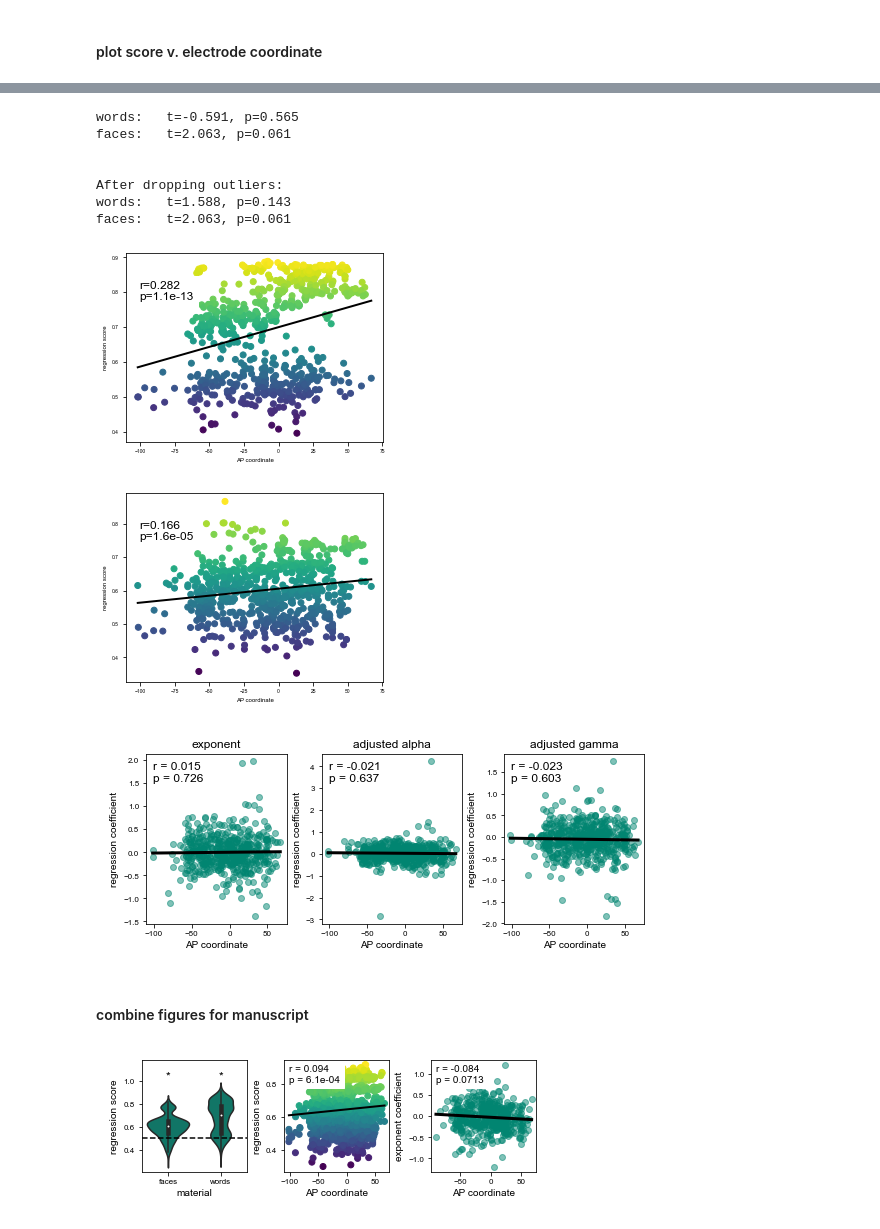
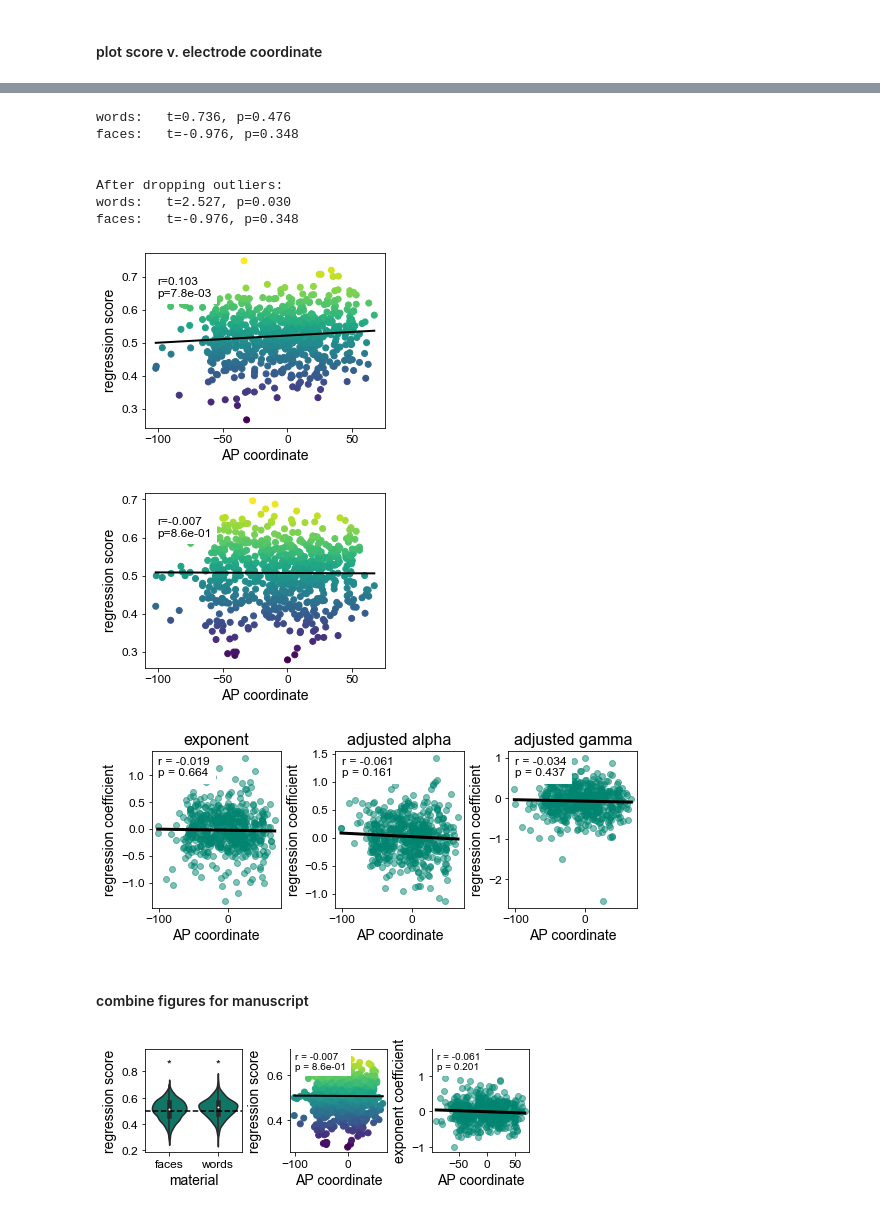
Before and after one commit to voytekresearch/oscillation_vs_exponent, a Jupyter notebook: notebooks/model_behavior.ipynb, the cells around one changed output, grey strips where cells are left out. Drawn from its saved outputs; the diff is of its cells as text; code cells hidden in the pictures.

```diff
--- a/notebooks/model_behavior.ipynb
+++ b/notebooks/model_behavior.ipynb
@@ -217,9 +222,15 @@ def plot_score(df, chance=0.5):
 * merge
 # %%
 # load single trial spectral parameter results (pipeline step 7)
+
+# load
 df = pd.read_csv(f"{PROJECT_PATH}/data/results/psd_trial_params.csv")
 df = df.loc[df['ap_mode']=='knee']
-df = df.pivot_table(index=["patient", "material", "memory", "chan_idx", "trial", "ap_mode"], columns="epoch", values=["exponent", "alpha", "alpha_adj", "gamma", "gamma_adj"])
+
+# compute differences in spectral parameters between pre- and post-stimulus
+df_index = ["patient", "material", "memory", "chan_idx", "trial", "ap_mode"]
+df_values = ["exponent", "alpha", "alpha_adj", "gamma", "gamma_adj"]
+df = df.pivot_table(index=df_index, columns="epoch", values=df_values)
 for feature in ["exponent", "alpha", "alpha_adj", "gamma", "gamma_adj"]:
     df[(feature, "diff")] = df[(feature, 'post')] - df[(feature, 'pre')]
     df.drop(columns=[(feature, 'pre'), (feature, 'post')], inplace=True)
@@ -500,0 +547,5 @@ df
+# %%
+# save/load results
+# df.to_csv(fr"{PROJECT_PATH}\data\results\logistic_regression_scores_weighted.csv")
+df = pd.read_csv(fr"{PROJECT_PATH}\data\results\logistic_regression_scores_weighted.csv", index_col=0)
+df
@@ -677,16 +754,12 @@ df
 # %%
 # load regression results from above
-# results = pd.read_csv(fr"{PROJECT_PATH}\data\results\logistic_regression_scores.csv", index_col=0)
-# results = pd.read_csv(fr"{PROJECT_PATH}\data\results\logistic_regression_scores_cv.csv", index_col=0)
-# results = pd.read_csv(fr"{PROJECT_PATH}\data\results\ordered_logit_scores.csv", index_col=0)
-# results.rename(columns={'channel':'chan_idx'}, inplace=True)
+results = pd.read_csv(fr"{PROJECT_PATH}\data\results\logistic_regression_scores_weighted.csv", index_col=0)
 
 # load electrode locations
 df_elec = pd.read_csv(f"{PROJECT_PATH}/data/ieeg_metadata/ieeg_channel_info.csv", index_col=0)
-df_elec.drop(columns=['index'], inplace=True)
+df_elec.drop(columns=['index', 'label'], inplace=True)
 
 # merge channel info with regression results
-# df.rename(columns={'channel':'chan_idx'}, inplace=True)
-df = pd.merge(df, df_elec, on=['patient', 'chan_idx'])
+df = pd.merge(results, df_elec, on=['patient', 'chan_idx'])
 df
 # %% [output]
@@ -879,13 +952,13 @@ for material in ['words', 'faces']:
     t, p = ttest_1samp(df_m['rvalue'], 0)
     print(f"{material}:\t t={t:0.3f}, p={p:0.3f}")
 # %% [output]
-words:   t=-0.591, p=0.565
-faces:   t=2.063, p=0.061
+words:   t=0.736, p=0.476
+faces:   t=-0.976, p=0.348
 
 
 After dropping outliers:
-words:   t=1.588, p=0.143
-faces:   t=2.063, p=0.061
+words:   t=2.527, p=0.030
+faces:   t=-0.976, p=0.348
 # %%
 # compute correlation between score and position
 
@@ -910,8 +983,8 @@ for material in ['words', 'faces']:
     ax.set(xlabel=f"AP coordinate", ylabel="regression score")
     plt.show()
 # %% [output]
-[figure, old version]
+[figure, new version]
-[figure, old version]
+[figure, new version]
 # %%
 # compute correlation between coeeficient and position
 
@@ -959,13 +1032,15 @@ for ax, feature, title in zip(axes, ['exp', 'alpha', 'gamma'], titles):
 
 plt.show()
 # %% [output]
-[figure, old version]
+[figure, new version]
 # %% [markdown]
 #### combine figures for manuscript
 # %%
 # manuscript figure
 
 material = 'words'
+
+chance = 0.5
 
 # init
 fig, (ax_b, ax_c, ax_d) = plt.subplots(1, 3, figsize=[6, 2], constrained_layout=True)
@@ -1022,34 +1097,34 @@ df_elec.drop(columns=['index'], inplace=True)
 df_elec.rename(columns={'chan_idx':'channel'}, inplace=True)
 df_plt = pd.merge(results, df_elec, on=['patient', 'channel'])
 
 # get those with scores above chance
 df_plt = df_plt.loc[df_plt['score']>(0.5)]
 
 # drop NaN
 df_c = df_plt.dropna()
 x_data = df_c['pos_y']
 y_data = df_c['exp_coef']
 
 # plot data
 ax_d.scatter(x_data, y_data, color=COLORS['blue'], alpha=0.5)
 ax_d.set(xlabel=f"AP coordinate", ylabel="exponent coefficient")
 
 # run regression and plot results
 stats = linregress(x_data, y_data)
 t_lin = np.linspace(np.nanmin(x_data), np.nanmax(x_data), 100)
 lin = stats.slope * t_lin + stats.intercept
 ax_d.plot(t_lin, lin, color='k', linewidth=3)
 if stats.pvalue > 0.01:
         ax_d.text(0.05, 0.8, f"r = {stats.rvalue:0.3f}\np = {stats.pvalue:0.3n}",
                 transform=ax_d.transAxes, backgroundcolor='w')
 else:
         ax_d.text(0.05, 0.8, f"r = {stats.rvalue:0.3f}\np = {stats.pvalue:0.1e}",
                 transform=ax_d.transAxes, backgroundcolor='w')
 
 # save fig
 # plt.savefig(f"{PROJECT_PATH}/figures/main_figures/model_behavior_bcd.png")
 # %% [output]
-[figure, old version]
+[figure, new version]
 # %%
 # manuscript figure
 
```
Also changed, not shown: parts of 67 cells of this notebook.
